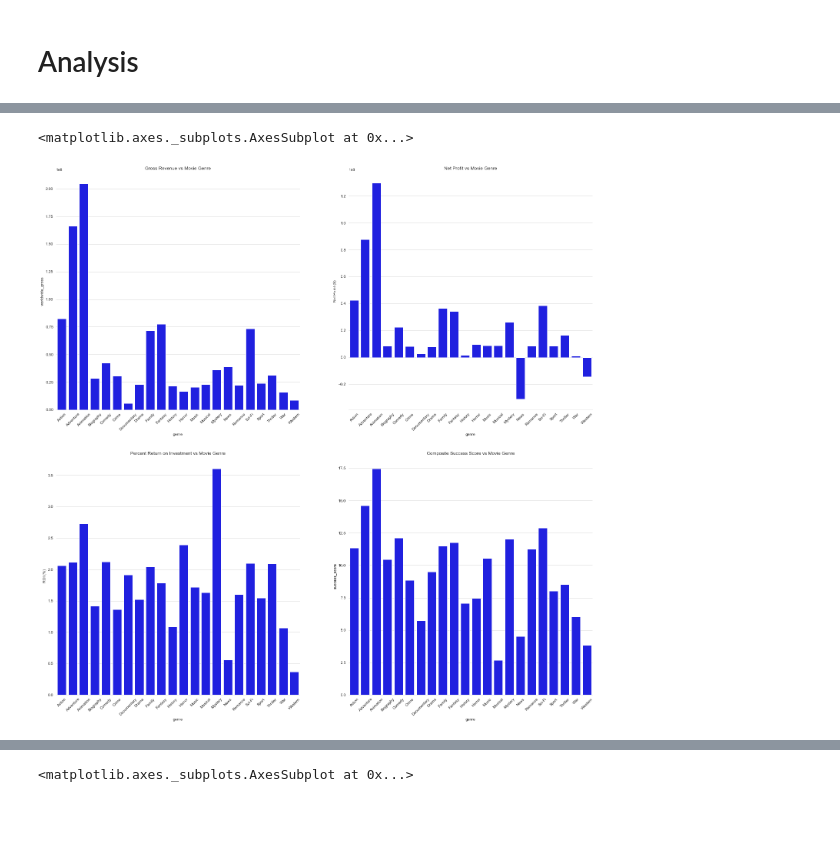
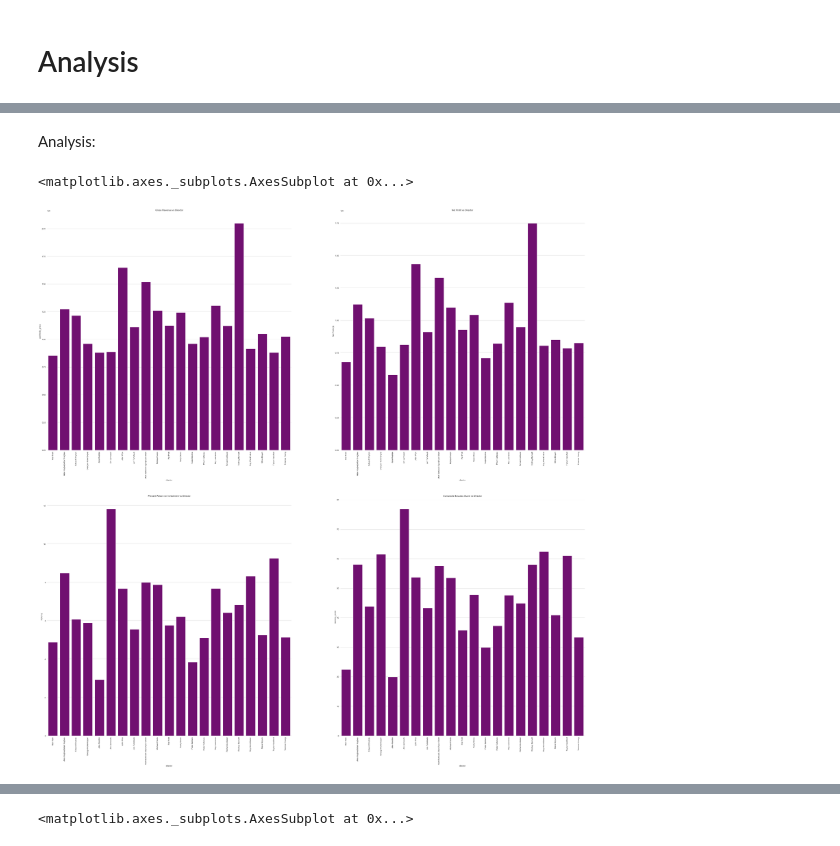
Before and after one commit to benspils/movie-content-analysis, a Jupyter notebook: What_Makes_a_Successful_Movie?-Mike.ipynb, the cells around one changed output, grey strips where cells are left out. Drawn from its saved outputs; the diff is of its cells as text; code cells hidden in the pictures; blank space fills up the shorter version.

```diff
--- a/What_Makes_a_Successful_Movie?-Mike.ipynb
+++ b/What_Makes_a_Successful_Movie?-Mike.ipynb
@@ -132,3 +174,9 @@ complete_genre_table=pd.merge(genre_table, master_table, how="left", on="tconst"
 #Merging movie_info dataframe with master_table dataframe
 
 master_table = pd.merge(master_table, data['movie_info'],on='id')
+# %%
+master_table = master_table.drop(columns=['original_title','theater_date','dvd_date','currency','box_office','studio','synopsis'])
+# %%
+master_table.sort_values(by='worldwide_gross', ascending = False, inplace=True)
+# %%
+master_table = master_table.dropna(subset = ['director'])
@@ -204,3 +275,6 @@ master_composer = master_composer[master_composer.composer != 'Jeramy Koepping']
+# %%
+master_table["roi"]=master_table.worldwide_gross/master_table.production_budget
+master_table["net_profit"]=master_table.worldwide_gross-master_table.production_budget
 # %% [markdown]
 ## Merging
 # %% [markdown]
@@ -216,56 +353,57 @@ import seaborn as sns
+# %% [markdown]
+Analysis:
 # %%
-#Graphing Genre vs Gross Revenue, Net Profit, ROI, and Success Score
+#Graphing Director vs Gross Revenue, Net Profit, ROI, and Success Score
 
-figure, ax = plt.subplots(2, 2, figsize=(25, 25))
-x=complete_genre_table.groupby("genre").median().index
-y0_gross_rev= complete_genre_table.groupby("genre").median().worldwide_gross
-y1_net_prof= complete_genre_table.groupby("genre").median().worldwide_gross-complete_genre_table.groupby("genre").median().production_budget
-y2_roi_percent= complete_genre_table.groupby("genre").median().worldwide_gross/complete_genre_table.groupby("genre").median().production_budget
-y3_comp= complete_genre_table.groupby("genre").median().success_score
-
-ax[0][0].set_title('Gross Revenue vs Movie Genre')
-ax[0][0].set_xlabel('Movie Genre')
+figure, ax = plt.subplots(2, 2, figsize=(50, 50))
+x=master_table[:25].groupby("director").median().index
+y0_gross_rev= master_table[:25].groupby("director").median().worldwide_gross
+y1_net_prof= master_table[:25].groupby("director").median().worldwide_gross-master_table[:25].groupby("director").median().production_budget
+y2_roi_percent= master_table[:25].groupby("director").median().worldwide_gross/master_table[:25].groupby("director").median().production_budget
+y3_comp= master_table[:25].groupby("director").median().success_score
+ax[0][0].set_title('Gross Revenue vs Director')
+ax[0][0].set_xlabel('Director')
 ax[0][0].set_ylabel('Gross Revenue ($)')
-ax[0][1].set_title('Net Profit vs Movie Genre')
-ax[0][1].set_xlabel('Movie Genre')
+ax[0][1].set_title('Net Profit vs Director')
+ax[0][1].set_xlabel('Director')
 ax[0][1].set_ylabel('Net Profit ($)')
-ax[1][0].set_title('Percent Return on Investment vs Movie Genre')
-ax[1][0].set_xlabel('Movie Genre')
+ax[1][0].set_title('Percent Return on Investment vs Director')
+ax[1][0].set_xlabel('Director')
 ax[1][0].set_ylabel('ROI (%)')
-ax[1][1].set_title('Composite Success Score vs Movie Genre')
-ax[1][1].set_xlabel('Movie Genre')
+ax[1][1].set_title('Composite Success Score vs Director')
+ax[1][1].set_xlabel('Director')
 ax[1][1].set_ylabel('Success Score')
 
-ax[0][0].set_xticklabels(x,rotation=45)
-ax[0][1].set_xticklabels(x,rotation=45)
-ax[1][0].set_xticklabels(x,rotation=45)
-ax[1][1].set_xticklabels(x,rotation=45)
+ax[0][0].set_xticklabels(x,rotation=90)
+ax[0][1].set_xticklabels(x,rotation=90)
+ax[1][0].set_xticklabels(x,rotation=90)
+ax[1][1].set_xticklabels(x,rotation=90)
 
 ax[0][0].spines['top'].set_visible(False)
 ax[0][0].spines['right'].set_visible(False)
 ax[0][0].spines['left'].set_visible(False)
 ax[0][0].spines['bottom'].set_color('#DDDDDD')
 
 ax[0][1].spines['top'].set_visible(False)
 ax[0][1].spines['right'].set_visible(False)
 ax[0][1].spines['left'].set_visible(False)
 ax[0][1].spines['bottom'].set_color('#DDDDDD')
 
 ax[1][0].spines['top'].set_visible(False)
 ax[1][0].spines['right'].set_visible(False)
 ax[1][0].spines['left'].set_visible(False)
 ax[1][0].spines['bottom'].set_color('#DDDDDD')
 
 ax[1][1].spines['top'].set_visible(False)
 ax[1][1].spines['right'].set_visible(False)
 ax[1][1].spines['left'].set_visible(False)
 ax[1][1].spines['bottom'].set_color('#DDDDDD')
 
 sns.set_style("whitegrid")
-sns.barplot(x, y0_gross_rev, ax=ax[0][0], color='blue')
-sns.barplot(x, y1_net_prof, ax=ax[0][1], color='blue')
-sns.barplot(x, y2_roi_percent, ax=ax[1][0], color='blue')
-sns.barplot(x, y3_comp, ax=ax[1][1], color='blue')
+sns.barplot(x, y0_gross_rev, ax=ax[0][0], color='purple')
+sns.barplot(x, y1_net_prof, ax=ax[0][1], color='purple')
+sns.barplot(x, y2_roi_percent, ax=ax[1][0], color='purple')
+sns.barplot(x, y3_comp, ax=ax[1][1], color='purple')
 # %% [output]
 <matplotlib.axes._subplots.AxesSubplot at 0x...>
-[figure, old version]
+[figure, new version]
```
Also changed, not shown: parts of 16 cells of this notebook, 3 other files.
